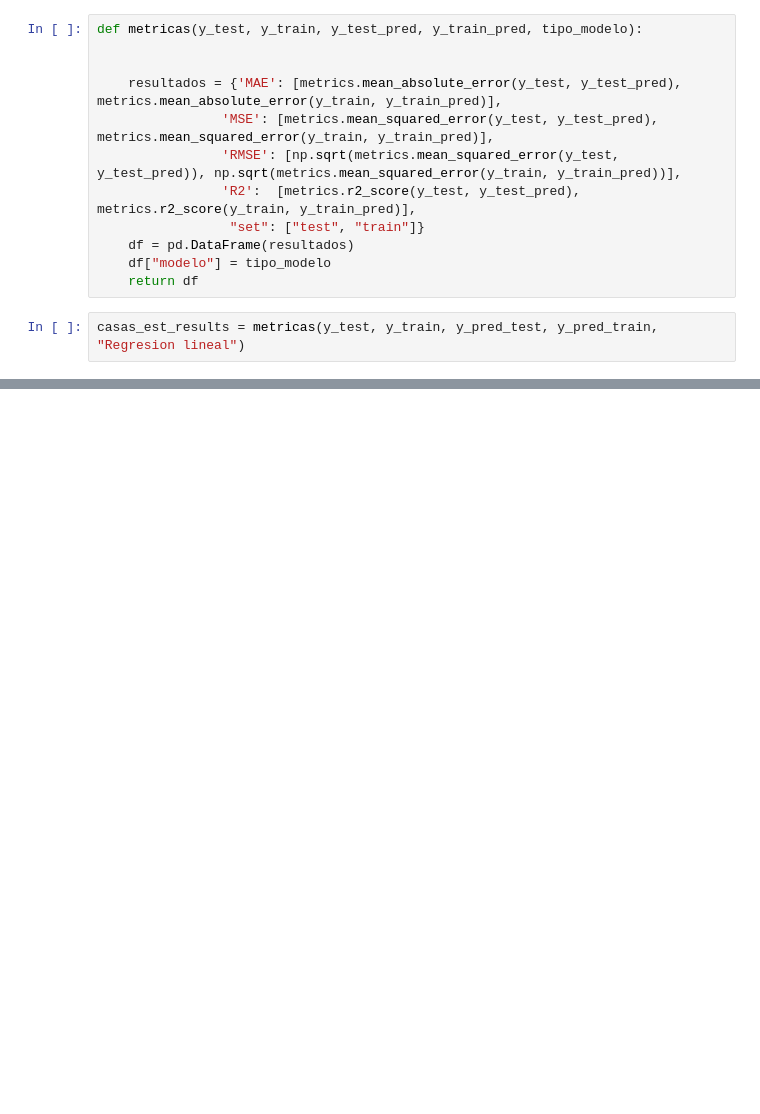
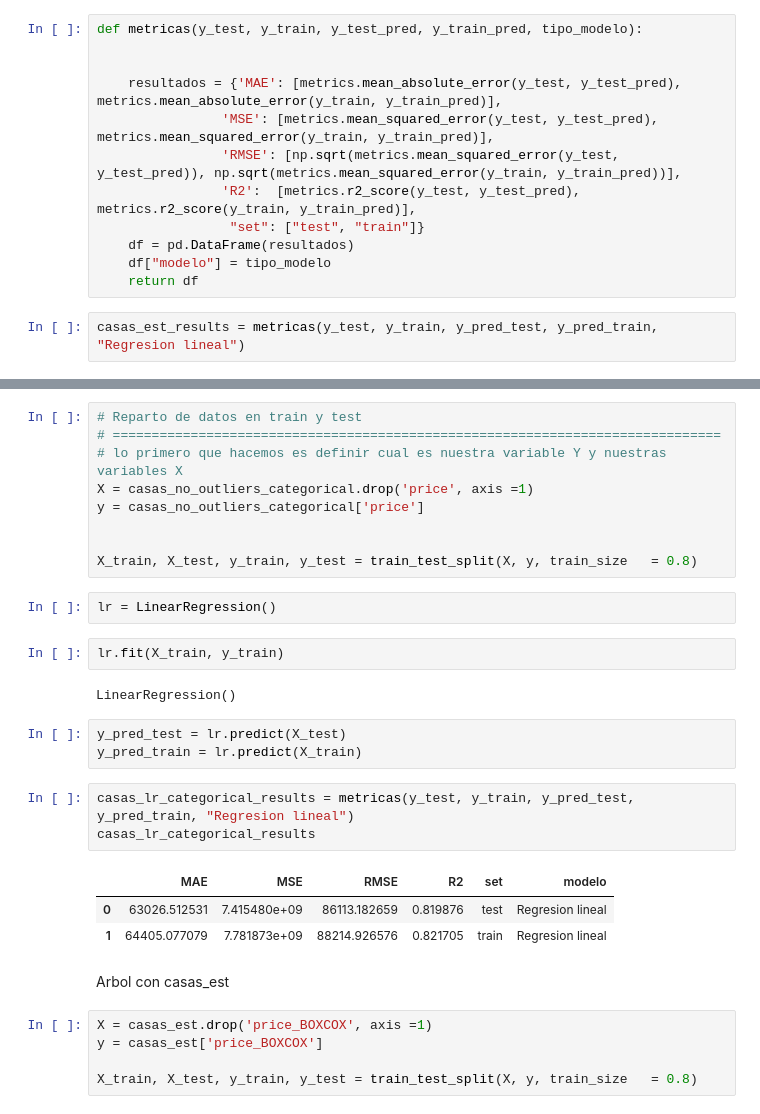
Before and after one commit to Origamologo/Washington-washing-and-prediction, a Jupyter notebook: casas_modelo.ipynb, the cells around one changed output, grey strips where cells are left out. Cells and saved outputs as stored; diff of their text form; blank space fills up the shorter version.

```diff
--- a/casas_modelo.ipynb
+++ b/casas_modelo.ipynb
@@ -234,0 +221,32 @@ casas_est_results
+# %%
+# Reparto de datos en train y test
+# ==============================================================================
+# lo primero que hacemos es definir cual es nuestra variable Y y nuestras variables X
+X = casas_no_outliers_categorical.drop('price', axis =1)
+y = casas_no_outliers_categorical['price']
+
+
+X_train, X_test, y_train, y_test = train_test_split(X, y, train_size   = 0.8)
+# %%
+lr = LinearRegression()
+# %%
+lr.fit(X_train, y_train)
+# %% [output]
+LinearRegression()
+# %%
+y_pred_test = lr.predict(X_test)
+y_pred_train = lr.predict(X_train)
+# %%
+casas_lr_categorical_results = metricas(y_test, y_train, y_pred_test, y_pred_train, "Regresion lineal")
+casas_lr_categorical_results
+# %% [output]
+|  | MAE | MSE | RMSE | R2 | set | modelo |
+| 0 | 63026.512531 | 7.415480e+09 | 86113.182659 | 0.819876 | test | Regresion lineal |
+| 1 | 64405.077079 | 7.781873e+09 | 88214.926576 | 0.821705 | train | Regresion lineal |
+# %% [markdown]
+Arbol con casas_est
+# %%
+X = casas_est.drop('price_BOXCOX', axis =1)
+y = casas_est['price_BOXCOX']
+
+X_train, X_test, y_train, y_test = train_test_split(X, y, train_size   = 0.8)
```
Also changed, not shown: parts of 29 cells of this notebook.
